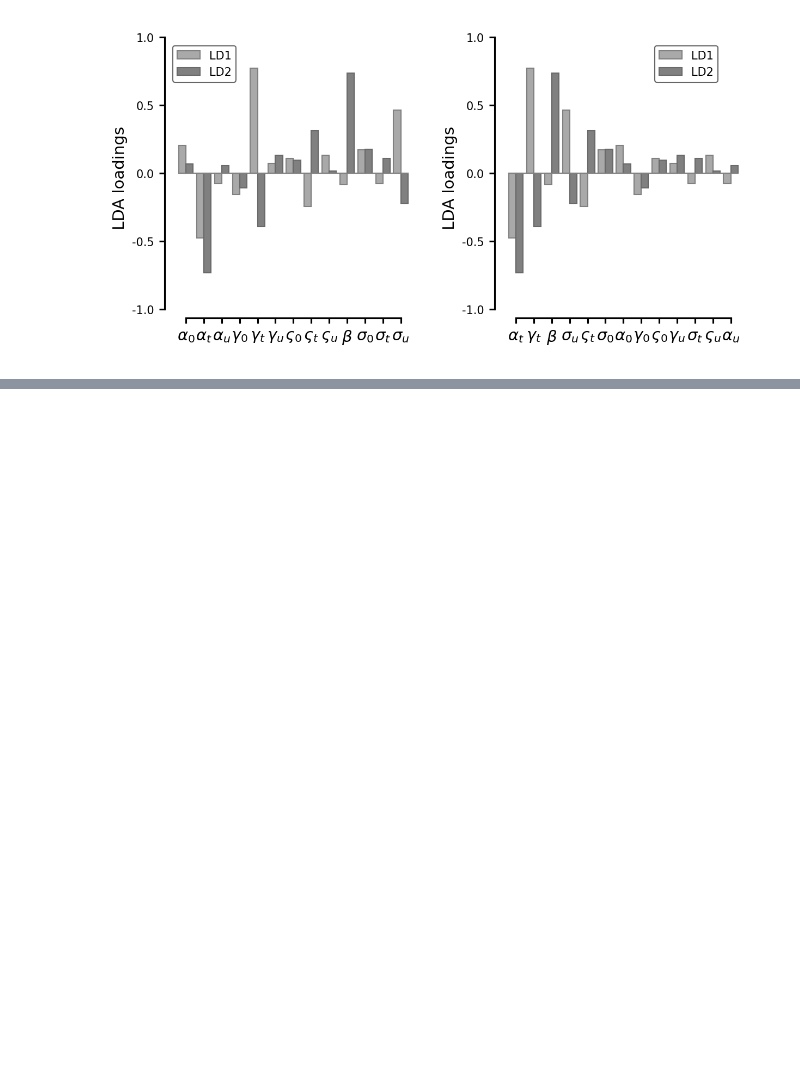
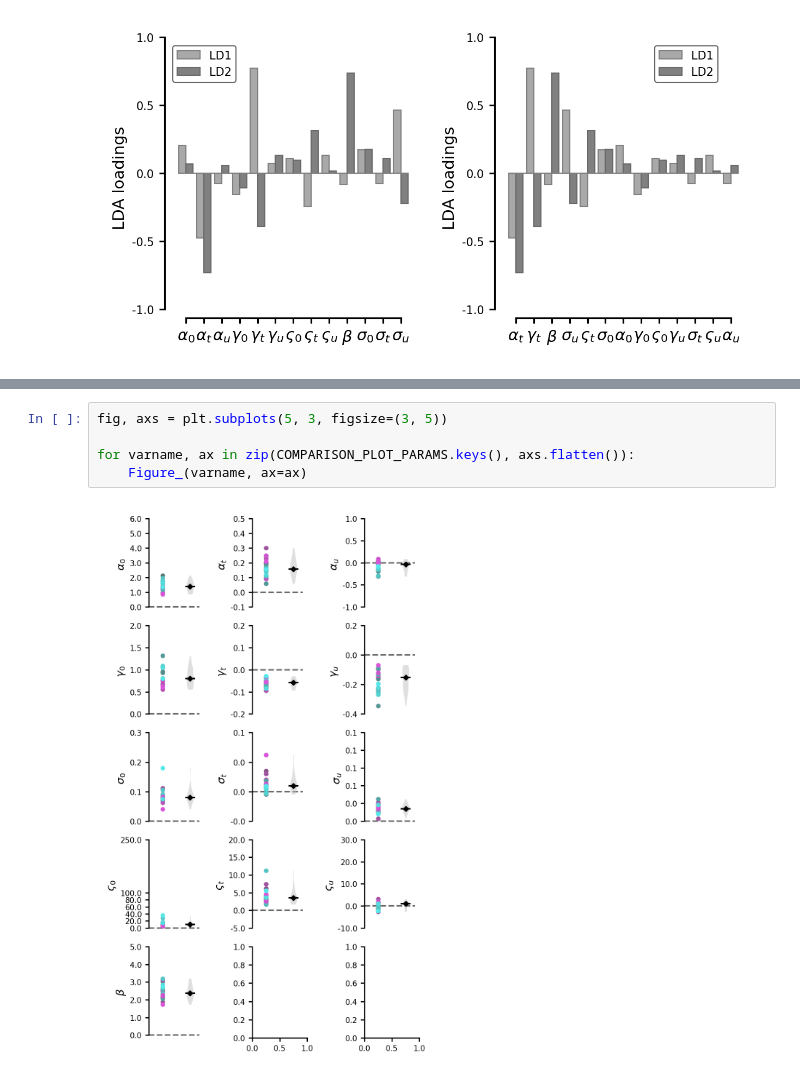
Before and after one commit to HeathenToaster/RunningFastAndSlow, a Jupyter notebook: ldaclean.ipynb, the cells around one changed output, grey strips where cells are left out. Drawn from its saved outputs; the diff is of its cells as text; blank space fills up the shorter version.

```diff
--- a/ldaclean.ipynb
+++ b/ldaclean.ipynb
@@ -435,0 +620,7 @@ lda_barplot(lda, pretty_labels, axs[1], sort=True)
+# %%
+fig, axs = plt.subplots(5, 3, figsize=(3, 5))
+
+for varname, ax in zip(COMPARISON_PLOT_PARAMS.keys(), axs.flatten()):
+    Figure_(varname, ax=ax)
+# %% [output]
+[figure, added]
```
Also changed, not shown: parts of 10 cells of this notebook, 1 other file.
